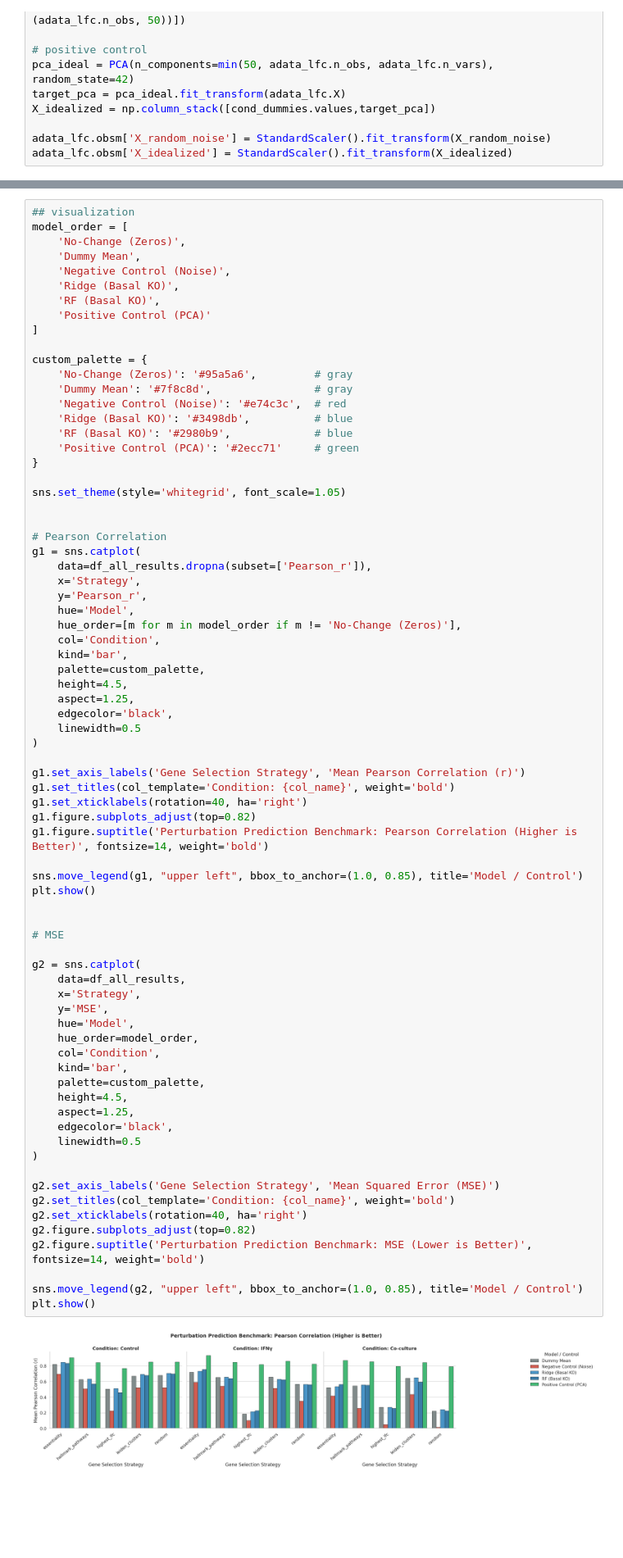
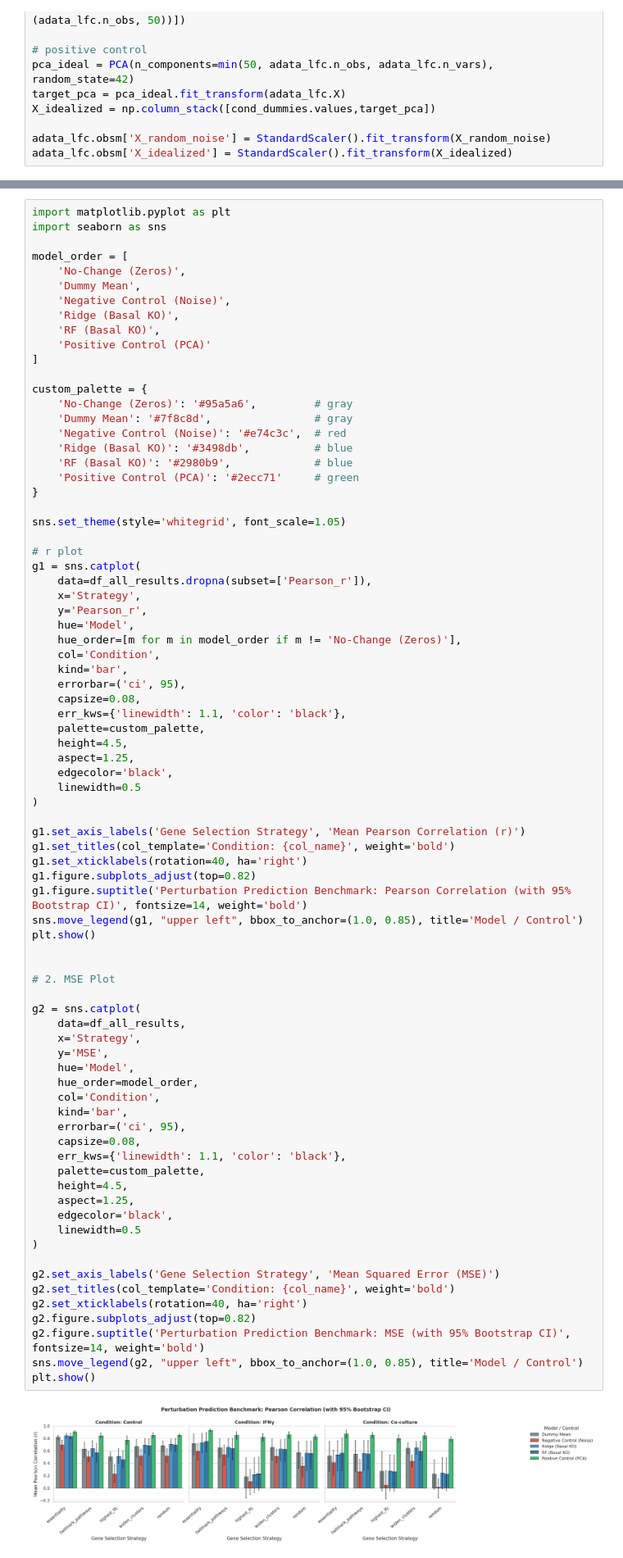
Before and after one commit to tf-kuehn/ml_omics, a Jupyter notebook: task_3_ae.ipynb, the cells around one changed output, grey strips where cells are left out. Shown at 82% size. Cells and saved outputs as stored; diff of their text form; blank space fills up the shorter version.

```diff
--- a/task_3_ae.ipynb
+++ b/task_3_ae.ipynb
@@ -184,5 +198,7 @@ with pd.option_context('display.max_rows', None, 'display.max_columns', None):
 # %%
-## visualization
+import matplotlib.pyplot as plt
+import seaborn as sns
+
 model_order = [
     'No-Change (Zeros)',
     'Dummy Mean',
@@ -203,8 +219,7 @@ custom_palette = {
 
 sns.set_theme(style='whitegrid', font_scale=1.05)
 
-
-# Pearson Correlation
+# r plot
 g1 = sns.catplot(
     data=df_all_results.dropna(subset=['Pearson_r']),
     x='Strategy',
@@ -213,6 +228,9 @@ g1 = sns.catplot(
     hue_order=[m for m in model_order if m != 'No-Change (Zeros)'],
     col='Condition',
     kind='bar',
+    errorbar=('ci', 95),
+    capsize=0.08,
+    err_kws={'linewidth': 1.1, 'color': 'black'},
     palette=custom_palette,
     height=4.5,
     aspect=1.25,
@@ -224,36 +242,37 @@ g1.set_axis_labels('Gene Selection Strategy', 'Mean Pearson Correlation (r)')
 g1.set_titles(col_template='Condition: {col_name}', weight='bold')
 g1.set_xticklabels(rotation=40, ha='right')
 g1.figure.subplots_adjust(top=0.82)
-g1.figure.suptitle('Perturbation Prediction Benchmark: Pearson Correlation (Higher is Better)', fontsize=14, weight='bold')
-
+g1.figure.suptitle('Perturbation Prediction Benchmark: Pearson Correlation (with 95% Bootstrap CI)', fontsize=14, weight='bold')
 sns.move_legend(g1, "upper left", bbox_to_anchor=(1.0, 0.85), title='Model / Control')
 plt.show()
 
 
-# MSE
+# 2. MSE Plot
 
 g2 = sns.catplot(
     data=df_all_results,
     x='Strategy',
     y='MSE',
     hue='Model',
     hue_order=model_order,
     col='Condition',
     kind='bar',
+    errorbar=('ci', 95),
+    capsize=0.08,
+    err_kws={'linewidth': 1.1, 'color': 'black'},
     palette=custom_palette,
     height=4.5,
     aspect=1.25,
     edgecolor='black',
     linewidth=0.5
 )
 
 g2.set_axis_labels('Gene Selection Strategy', 'Mean Squared Error (MSE)')
 g2.set_titles(col_template='Condition: {col_name}', weight='bold')
 g2.set_xticklabels(rotation=40, ha='right')
 g2.figure.subplots_adjust(top=0.82)
-g2.figure.suptitle('Perturbation Prediction Benchmark: MSE (Lower is Better)', fontsize=14, weight='bold')
-
+g2.figure.suptitle('Perturbation Prediction Benchmark: MSE (with 95% Bootstrap CI)', fontsize=14, weight='bold')
 sns.move_legend(g2, "upper left", bbox_to_anchor=(1.0, 0.85), title='Model / Control')
 plt.show()
 # %% [output]
-[figure, old version]
+[figure, new version]
```
Also changed, not shown: parts of 3 cells of this notebook.
